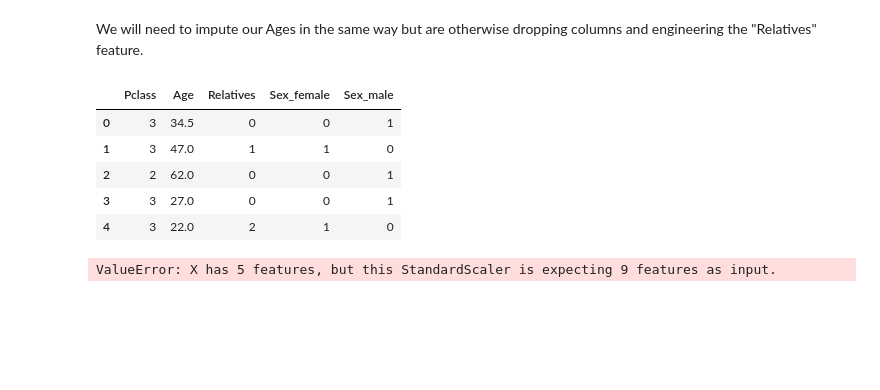
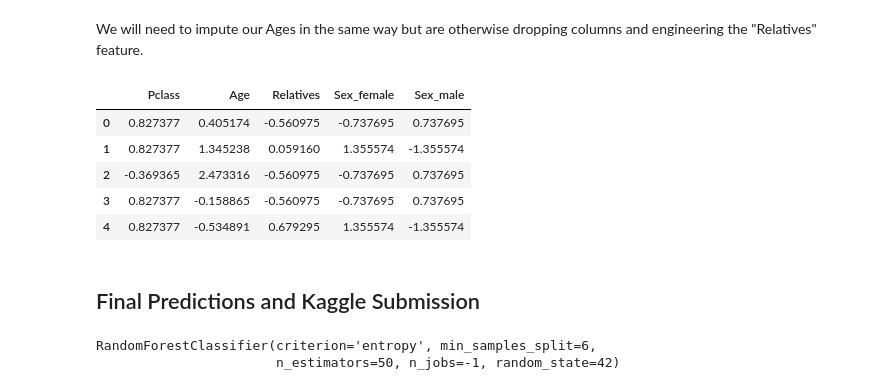
Before and after one commit to kevinodata/titanic, a Jupyter notebook: titanic_classifier.ipynb, the cells around one changed output. Saved outputs shown, nothing was run; the diff lists cells and outputs as text; code cells hidden in the pictures; blank space fills up the shorter version.

Commit message:
Completed notebook with submission and summary

```diff
--- a/titanic_classifier.ipynb
+++ b/titanic_classifier.ipynb
@@ -426,29 +430,34 @@ We will need to impute our Ages in the same way but are otherwise dropping colum
 def prep_data(df):
     data = [df]
     for dataset in data:
-        dataset["Relatives"] = dataset["SibSp"] + dataset["Parch"]
-    df.drop(["PassengerId", "Cabin", "Ticket", "Name",
-             "Embarked", "Fare", "SibSp", "Parch"],
+        dataset['Relatives'] = dataset['SibSp'] + dataset['Parch']
+    df.drop(['PassengerId', 'Cabin', 'Ticket', 'Name',
+             'SibSp', 'Parch'],
             axis=1, inplace=True)
     df.Age = df.Age.fillna(
              df.groupby(['Sex', 'Pclass']).Age.transform('median'))
-    new_df = pd.get_dummies(data=df, columns=['Sex'])
-    return new_df
+    new_df = pd.get_dummies(data=df, columns=['Sex', 'Embarked'])
+    std_df = pd.DataFrame(scaler.transform(new_df),
+                          columns=new_df.columns)
+    std_df.drop(['Fare', 'Embarked_C', 'Embarked_Q', 'Embarked_S'],
+                axis=1, inplace=True)
+    return std_df
 # %%
-new_test = prep_data(raw_test)
+test_std = prep_data(raw_test)
 
 # Verify
-new_test.head()
+test_std.head()
 # %% [output]
 |  | Pclass | Age | Relatives | Sex_female | Sex_male |
-| 0 | 3 | 34.5 | 0 | 0 | 1 |
-| 1 | 3 | 47.0 | 1 | 1 | 0 |
-| 2 | 2 | 62.0 | 0 | 0 | 1 |
-| 3 | 3 | 27.0 | 0 | 0 | 1 |
-| 4 | 3 | 22.0 | 2 | 1 | 0 |
+| 0 | 0.827377 | 0.405174 | -0.560975 | -0.737695 | 0.737695 |
+| 1 | 0.827377 | 1.345238 | 0.059160 | 1.355574 | -1.355574 |
+| 2 | -0.369365 | 2.473316 | -0.560975 | -0.737695 | 0.737695 |
+| 3 | 0.827377 | -0.158865 | -0.560975 | -0.737695 | 0.737695 |
+| 4 | 0.827377 | -0.534891 | 0.679295 | 1.355574 | -1.355574 |
-# %%
-# Now to scale based on the earlier fit_transform we performed
-test_std = pd.DataFrame(scaler.transform(new_test),
-                        columns=new_test.columns)
-# %% [output]
-ValueError: X has 5 features, but this StandardScaler is expecting 9 features as input.
+# %% [markdown]
+## Final Predictions and Kaggle Submission
+# %%
+rf_model2.fit(X_train_imp, y)
+# %% [output]
+RandomForestClassifier(criterion='entropy', min_samples_split=6,
+                       n_estimators=50, n_jobs=-1, random_state=42)
```
Also changed, not shown: parts of 13 cells of this notebook.
